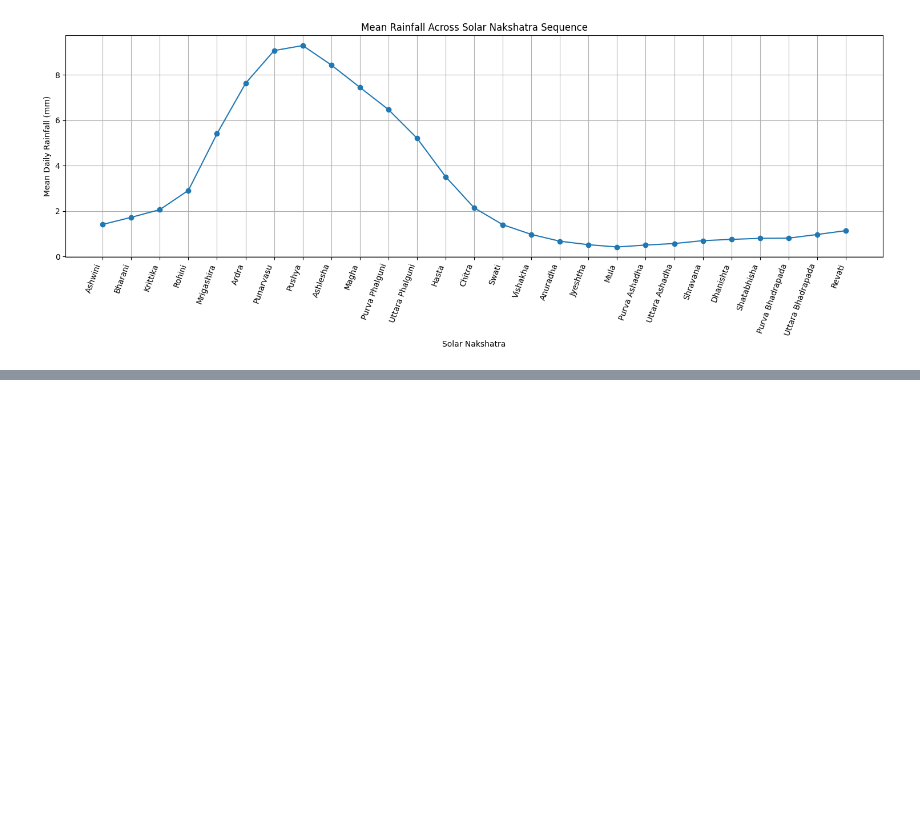
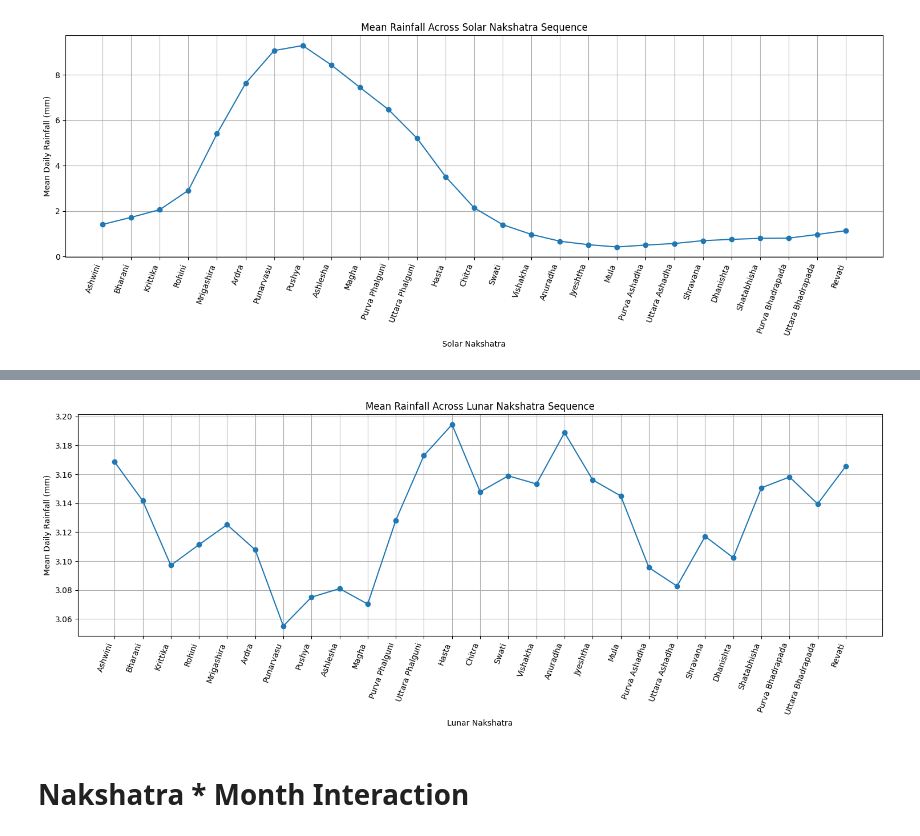
Before and after one commit to sumitsingh63/EAA_Project, a Jupyter notebook: 02_eda.ipynb, the cells around one changed output, grey strips where cells are left out. Drawn from its saved outputs; the diff is of its cells as text; code cells hidden in the pictures; blank space fills up the shorter version.

```diff
--- a/02_eda.ipynb
+++ b/02_eda.ipynb
@@ -448,0 +610,37 @@ plt.show()
+# %%
+lunar_nakshatra_ordered = (
+    master_df
+    .groupby("lunar_nakshatra")["Rainfall_mm"]
+    .mean()
+    .reindex(nakshatra_order)
+)
+
+plt.figure(figsize=(15, 6))
+
+plt.plot(
+    range(len(nakshatra_order)),
+    lunar_nakshatra_ordered.values,
+    marker="o"
+)
+
+plt.xlabel("Lunar Nakshatra")
+plt.ylabel("Mean Daily Rainfall (mm)")
+plt.title(
+    "Mean Rainfall Across Lunar Nakshatra Sequence"
+)
+
+plt.xticks(
+    range(len(nakshatra_order)),
+    nakshatra_order,
+    rotation=70,
+    ha="right"
+)
+
+plt.grid(True)
+
+plt.tight_layout()
+plt.show()
+# %% [output]
+[figure, added]
+# %% [markdown]
+# Nakshatra * Month Interaction
```
Also changed, not shown: parts of 37 cells of this notebook.
